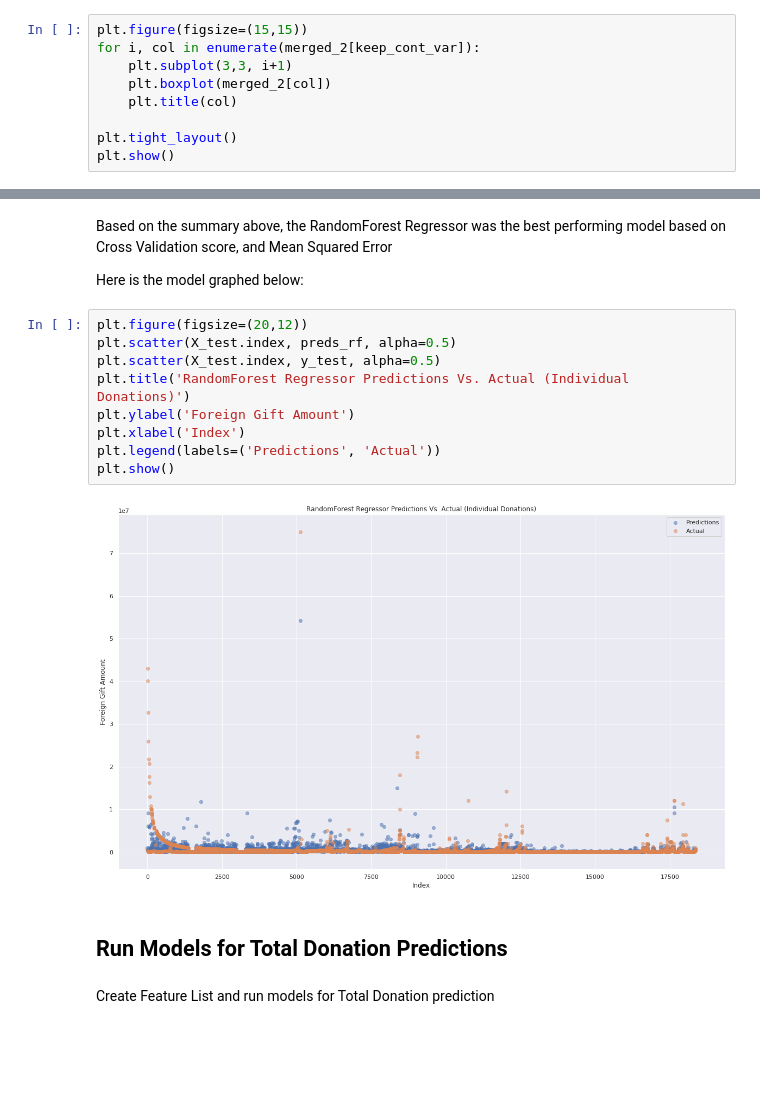
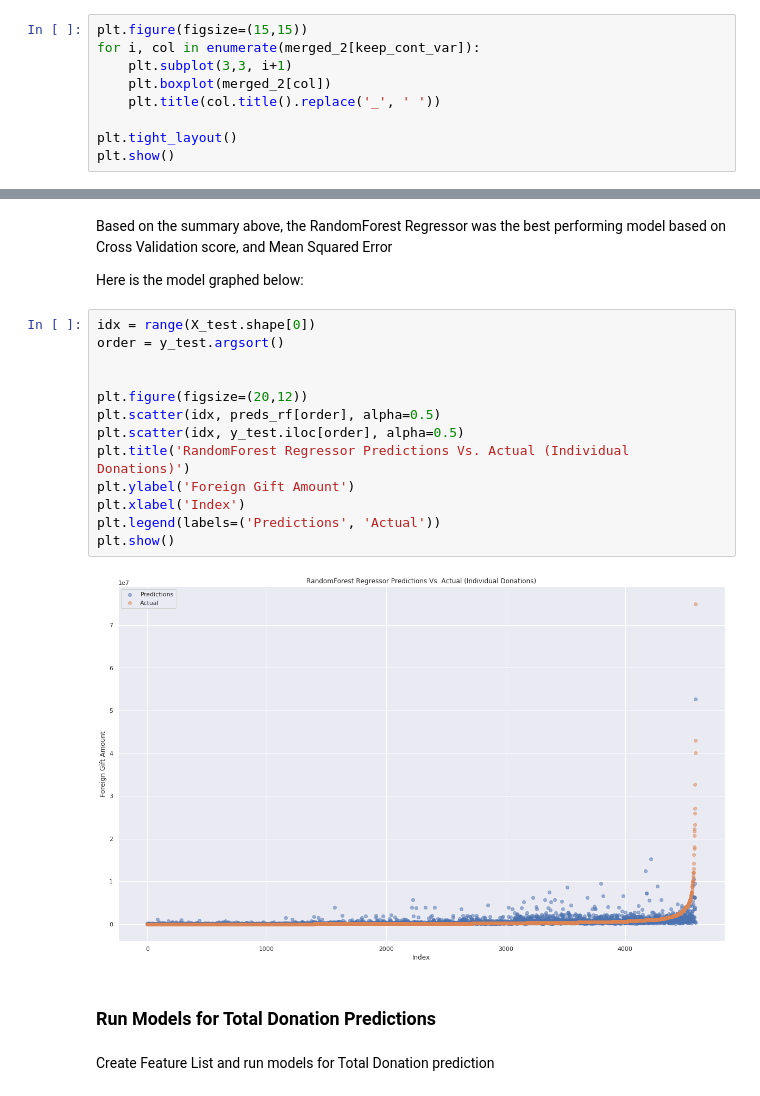
Before and after one commit to gndumbri/Thinkful-Capstone-II---Supervised-Machine-Learning, a Jupyter notebook: Thinkful_Capstone_II_Machine_Learning_Supervised_Learning.ipynb, the cells around one changed output, grey strips where cells are left out. Drawn from its saved outputs; the diff is of its cells as text; blank space fills up the shorter version.

```diff
--- a/Thinkful_Capstone_II_Machine_Learning_Supervised_Learning.ipynb
+++ b/Thinkful_Capstone_II_Machine_Learning_Supervised_Learning.ipynb
@@ -370,7 +376,7 @@ plt.figure(figsize=(15,15))
 for i, col in enumerate(merged_2[keep_cont_var]):
     plt.subplot(3,3, i+1)
     plt.boxplot(merged_2[col])
-    plt.title(col)
+    plt.title(col.title().replace('_', ' '))
 
 plt.tight_layout()
 plt.show()
@@ -847,18 +876,22 @@ Based on the summary above, the RandomForest Regressor was the best performing m
 
 Here is the model graphed below:
 # %%
+idx = range(X_test.shape[0])
+order = y_test.argsort()
+
+
 plt.figure(figsize=(20,12))
-plt.scatter(X_test.index, preds_rf, alpha=0.5)
-plt.scatter(X_test.index, y_test, alpha=0.5)
+plt.scatter(idx, preds_rf[order], alpha=0.5)
+plt.scatter(idx, y_test.iloc[order], alpha=0.5)
 plt.title('RandomForest Regressor Predictions Vs. Actual (Individual Donations)')
 plt.ylabel('Foreign Gift Amount')
 plt.xlabel('Index')
 plt.legend(labels=('Predictions', 'Actual'))
 plt.show()
 # %% [output]
-[figure, old version]
+[figure, new version]
 # %% [markdown]
-## Run Models for Total Donation Predictions
+### Run Models for Total Donation Predictions
 # %% [markdown]
 Create Feature List and run models for Total Donation prediction
 # %%
```
Also changed, not shown: parts of 31 cells of this notebook.
